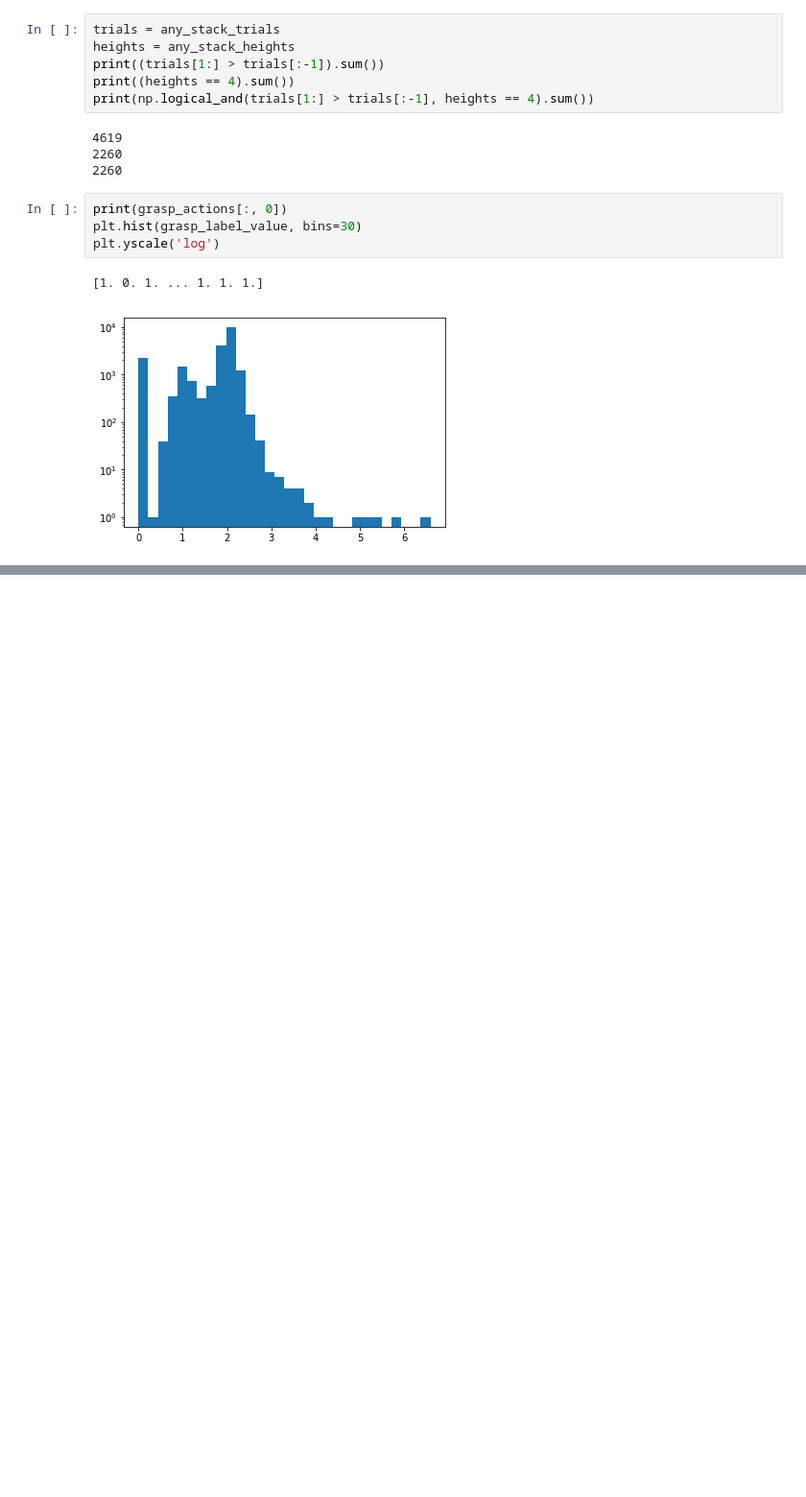
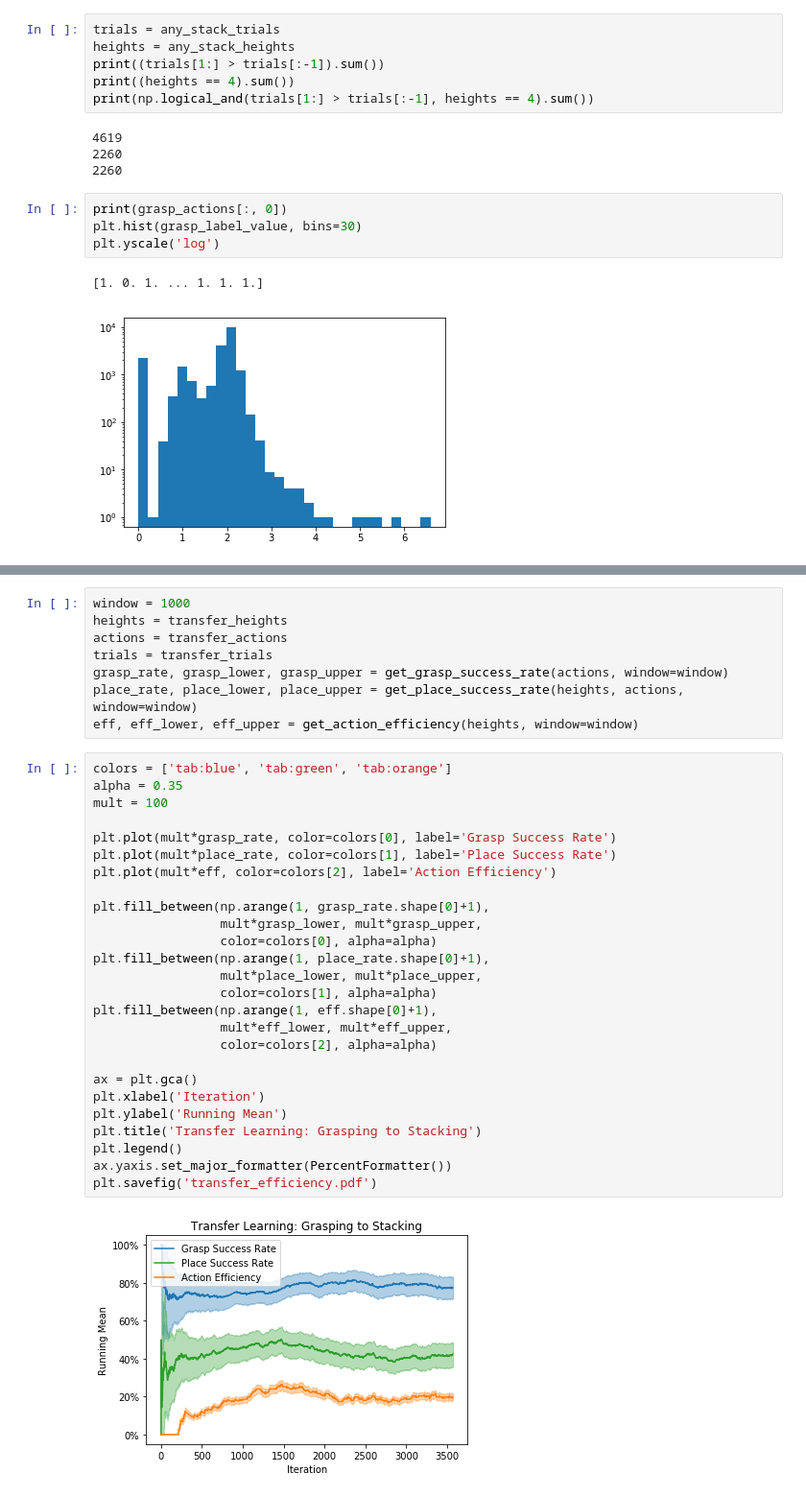
Before and after one commit to jhu-lcsr/good_robot, a Jupyter notebook: plot_success_rate/calculate_successes.ipynb, the cells around one changed output, grey strips where cells are left out. Shown at 96% size. Cells and saved outputs as stored; diff of their text form; blank space fills up the shorter version.

```diff
--- a/plot_success_rate/calculate_successes.ipynb
+++ b/plot_success_rate/calculate_successes.ipynb
@@ -185,0 +215,36 @@ plt.savefig('grasp_efficiency.pdf')
+# %%
+window = 1000
+heights = transfer_heights
+actions = transfer_actions
+trials = transfer_trials
+grasp_rate, grasp_lower, grasp_upper = get_grasp_success_rate(actions, window=window)
+place_rate, place_lower, place_upper = get_place_success_rate(heights, actions, window=window)
+eff, eff_lower, eff_upper = get_action_efficiency(heights, window=window)
+# %%
+colors = ['tab:blue', 'tab:green', 'tab:orange']
+alpha = 0.35
+mult = 100
+
+plt.plot(mult*grasp_rate, color=colors[0], label='Grasp Success Rate')
+plt.plot(mult*place_rate, color=colors[1], label='Place Success Rate')
+plt.plot(mult*eff, color=colors[2], label='Action Efficiency')
+
+plt.fill_between(np.arange(1, grasp_rate.shape[0]+1),
+                 mult*grasp_lower, mult*grasp_upper,
+                 color=colors[0], alpha=alpha)
+plt.fill_between(np.arange(1, place_rate.shape[0]+1),
+                 mult*place_lower, mult*place_upper,
+                 color=colors[1], alpha=alpha)
+plt.fill_between(np.arange(1, eff.shape[0]+1),
+                 mult*eff_lower, mult*eff_upper,
+                 color=colors[2], alpha=alpha)
+
+ax = plt.gca()
+plt.xlabel('Iteration')
+plt.ylabel('Running Mean')
+plt.title('Transfer Learning: Grasping to Stacking')
+plt.legend()
+ax.yaxis.set_major_formatter(PercentFormatter())
+plt.savefig('transfer_efficiency.pdf')
+# %% [output]
+[figure, added]
```
Also changed, not shown: parts of 6 cells of this notebook, 4 other files.
